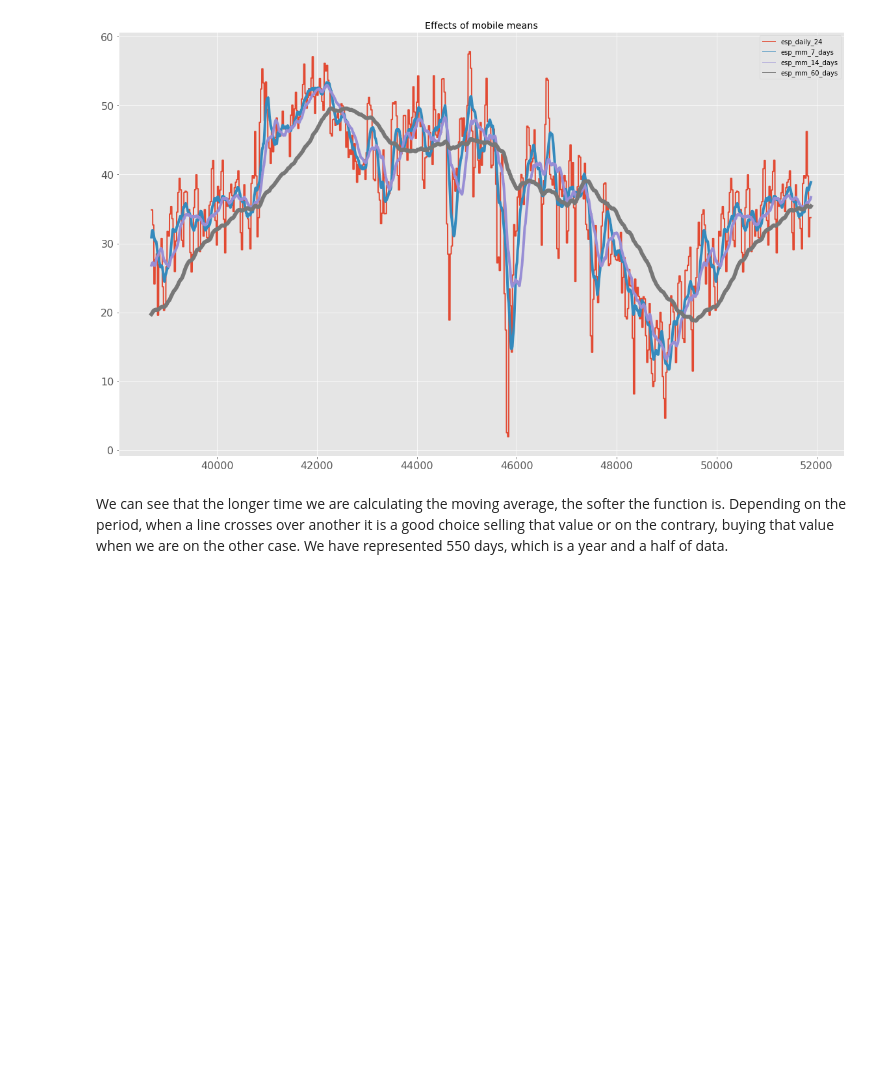
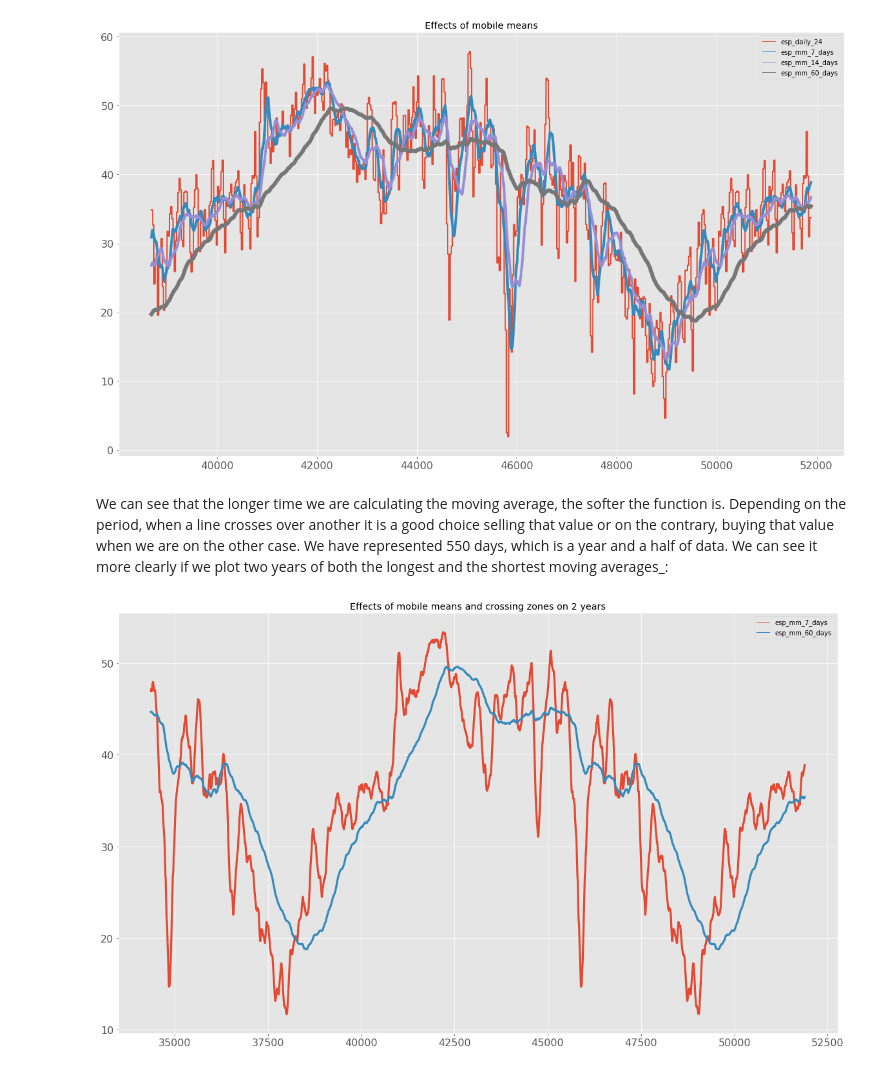
Before and after one commit to xBorja042/Energy_price_prediction, a Jupyter notebook: initial_data_Exploration.ipynb, the cells around one changed output. Cells and saved outputs as stored; diff of their text form; code cells hidden in the pictures; blank space fills up the shorter version.

Commit message:
More data explorartion

```diff
--- a/initial_data_Exploration.ipynb
+++ b/initial_data_Exploration.ipynb
@@ -110,4 +110,23 @@ plt.show()
 # %% [output]
 [figure]
 # %% [markdown]
-We can see that the longer time we are calculating the moving average, the softer the function is. Depending on the period, when a line crosses over another it is a good choice selling that value or on the contrary, buying that value when we are on the other case. We have represented 550 days, which is a year and a half of data.
+We can see that the longer time we are calculating the moving average, the softer the function is. Depending on the period, when a line crosses over another it is a good choice selling that value or on the contrary, buying that value when we are on the other case. We have represented 550 days, which is a year and a half of data. We can see it more clearly if we plot two years of  both the longest and the shortest moving averages_:
+# %%
+%matplotlib inline
+# esto hace que los gráficos se visualicen en el notebook
+import matplotlib.pyplot as plt
+import matplotlib.pylab as pylab
+pylab.rcParams['figure.figsize'] = 18, 8
+
+fig, ax = plt.subplots()
+df_plot[['esp_mm_7_days', 'esp_mm_60_days']].iloc[-365*2*24:].plot(figsize=(20,12),
+            title="Effects of mobile means and crossing zones on 2 years", lw=1, fontsize=16, ax=ax, grid=True)
+
+for line in ax.get_lines():
+    if line.get_label() == 'esp_mm_7_days':
+        line.set_linewidth(3.2)
+    if line.get_label() == 'esp_mm_60_days':
+        line.set_linewidth(3.2)
+plt.show()
+# %% [output]
+[figure, added]
```
Also changed, not shown: parts of 8 cells of this notebook.
